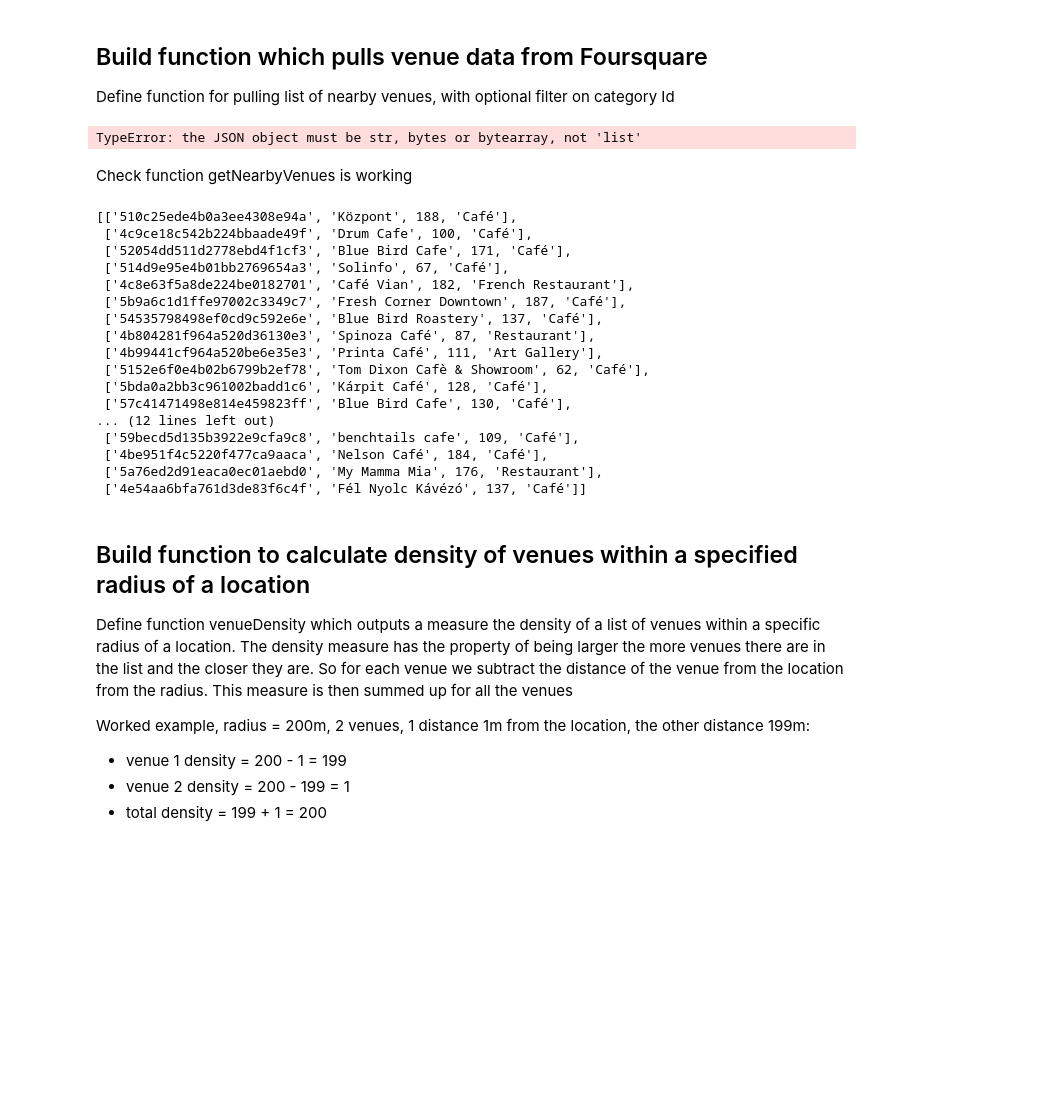
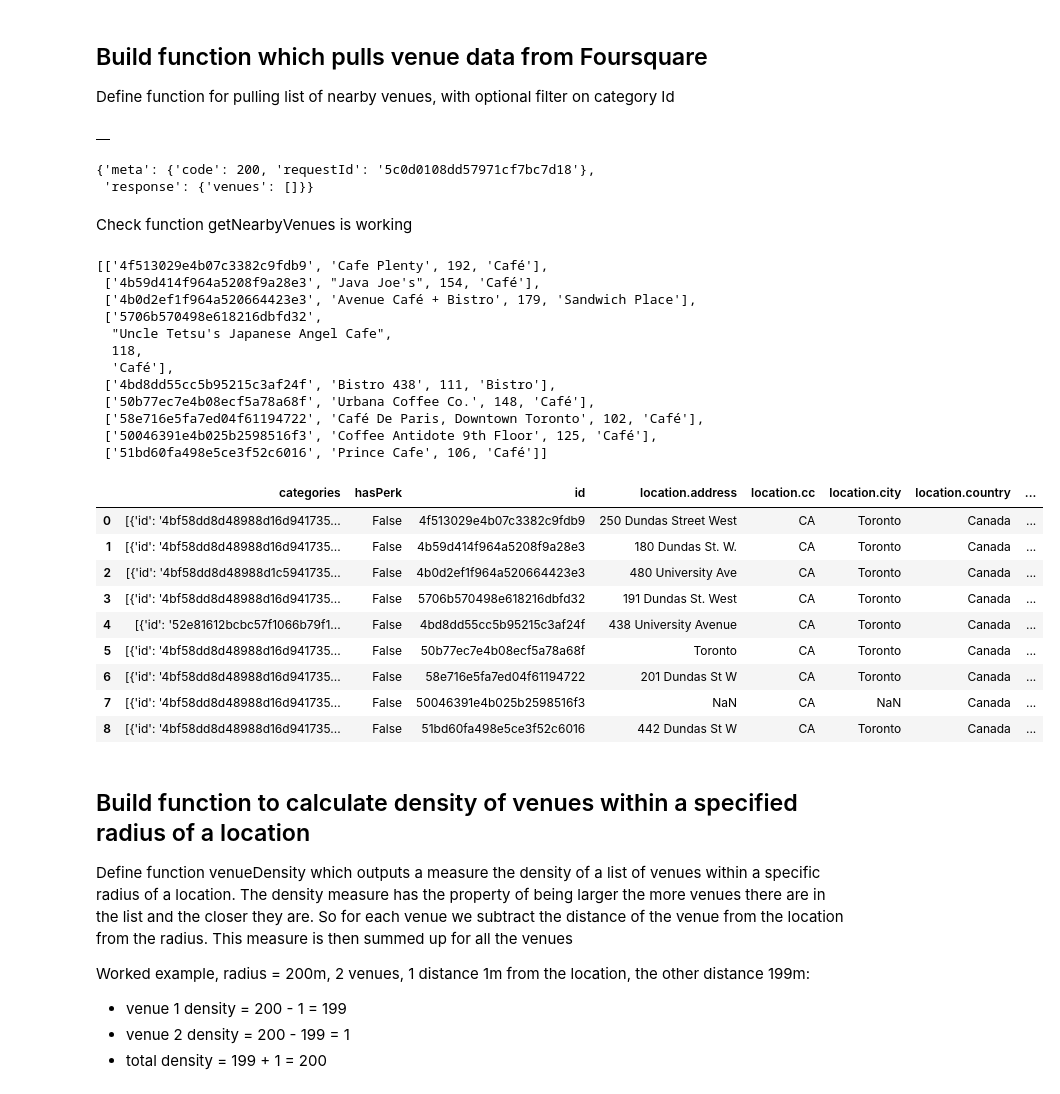
Before and after one commit to MattCommon/coursera-ibm-applied-data-science, a Jupyter notebook: read json into dataframe.ipynb, the cells around one changed output. Saved outputs shown, nothing was run; the diff lists cells and outputs as text; code cells hidden in the pictures; blank space fills up the shorter version.

```diff
--- a/read json into dataframe.ipynb
+++ b/read json into dataframe.ipynb
@@ -21,8 +24,7 @@ VERSION = '20181124' # Foursquare API version
 Get longitude and latitude of location where we want to open a new business
 # %%
 geolocator = Nominatim(user_agent="specify_your_app_name_here")
-location = geolocator.geocode("Rumbach Sebestyén u., Budapest, 1075 Hungary")
-#location = geolocator.geocode("Galley Ave, Toronto")
+location = geolocator.geocode("Toronto")
 #location = geolocator.geocode("st dunstans st, canterbury uk")
 lat = location.latitude
 long = location.longitude
@@ -33,7 +35,7 @@ Populate variables containing the other parameters of the search problem:
 * tick = the level of accuracy in km which we want to return for the recommended locations.
 # %%
 categoryId = '4bf58dd8d48988d16d941735' # Café
-radius = 2
+radius = 1
 tick = 0.2
 # %% [markdown]
 ## Build function which pulls venue data from Foursquare
@@ -42,9 +44,15 @@ Define function for pulling list of nearby venues, with optional filter on categ
 url = 'https://api.foursquare.com/v2/venues/search?&client_id={}&client_secret={}&v={}&intent=browse&ll={},{}&radius={}&categoryId={}'
 apiCall = url.format(CLIENT_ID, CLIENT_SECRET, VERSION, lat, long, radius, categoryId)
 venues = requests.get(apiCall).json()['response']['venues']
-json.loads(venues)
+dataframe = json_normalize(venues)
+dataframe.head()
 # %% [output]
-TypeError: the JSON object must be str, bytes or bytearray, not 'list'
+|  |
+# %%
+requests.get(apiCall).json()
+# %% [output]
+{'meta': {'code': 200, 'requestId': '5c0d0108dd57971cf7bc7d18'},
+ 'response': {'venues': []}}
 # %%
 url = 'https://api.foursquare.com/v2/venues/search?&client_id={}&client_secret={}&v={}&intent=browse&ll={},{}&radius={}&categoryId={}'
 def getNearbyVenues(lat, long, radius, categoryId = ''):
@@ -64,23 +72,44 @@ Check function getNearbyVenues is working
 # %%
 getNearbyVenues(lat, long, tick * 1000, categoryId)
 # %% [output]
-[['510c25ede4b0a3ee4308e94a', 'Központ', 188, 'Café'],
- ['4c9ce18c542b224bbaade49f', 'Drum Cafe', 100, 'Café'],
- ['52054dd511d2778ebd4f1cf3', 'Blue Bird Cafe', 171, 'Café'],
- ['514d9e95e4b01bb2769654a3', 'Solinfo', 67, 'Café'],
- ['4c8e63f5a8de224be0182701', 'Café Vian', 182, 'French Restaurant'],
- ['5b9a6c1d1ffe97002c3349c7', 'Fresh Corner Downtown', 187, 'Café'],
- ['54535798498ef0cd9c592e6e', 'Blue Bird Roastery', 137, 'Café'],
- ['4b804281f964a520d36130e3', 'Spinoza Café', 87, 'Restaurant'],
- ['4b99441cf964a520be6e35e3', 'Printa Café', 111, 'Art Gallery'],
- ['5152e6f0e4b02b6799b2ef78', 'Tom Dixon Cafè & Showroom', 62, 'Café'],
- ['5bda0a2bb3c961002badd1c6', 'Kárpit Café', 128, 'Café'],
- ['57c41471498e814e459823ff', 'Blue Bird Cafe', 130, 'Café'],
-... (12 lines left out)
- ['59becd5d135b3922e9cfa9c8', 'benchtails cafe', 109, 'Café'],
- ['4be951f4c5220f477ca9aaca', 'Nelson Café', 184, 'Café'],
- ['5a76ed2d91eaca0ec01aebd0', 'My Mamma Mia', 176, 'Restaurant'],
- ['4e54aa6bfa761d3de83f6c4f', 'Fél Nyolc Kávézó', 137, 'Café']]
+[['4f513029e4b07c3382c9fdb9', 'Cafe Plenty', 192, 'Café'],
+ ['4b59d414f964a5208f9a28e3', "Java Joe's", 154, 'Café'],
+ ['4b0d2ef1f964a520664423e3', 'Avenue Café + Bistro', 179, 'Sandwich Place'],
+ ['5706b570498e618216dbfd32',
+  "Uncle Tetsu's Japanese Angel Cafe",
+  118,
+  'Café'],
+ ['4bd8dd55cc5b95215c3af24f', 'Bistro 438', 111, 'Bistro'],
+ ['50b77ec7e4b08ecf5a78a68f', 'Urbana Coffee Co.', 148, 'Café'],
+ ['58e716e5fa7ed04f61194722', 'Café De Paris, Downtown Toronto', 102, 'Café'],
+ ['50046391e4b025b2598516f3', 'Coffee Antidote 9th Floor', 125, 'Café'],
+ ['51bd60fa498e5ce3f52c6016', 'Prince Cafe', 106, 'Café']]
+# %%
+url = 'https://api.foursquare.com/v2/venues/search?&client_id={}&client_secret={}&v={}&intent=browse&ll={},{}&radius={}&categoryId={}'
+def getNearbyVenues(lat, long, radius, categoryId = ''):
+    apiCall = url.format(CLIENT_ID, CLIENT_SECRET, VERSION, lat, long, radius, categoryId)
+    venues = requests.get(apiCall).json()['response']['venues']
+    dataframe = json_normalize(venues)
+    venues_list=[]
+    for v in venues:
+        if len(v['categories']) > 0:
+            venues_list.append([v['id'], v['name'], v['location']['distance'], v['categories'][0]['name']])
+        else:
+            venues_list.append([v['id'], v['name'], v['location']['distance'], 'None'])
+
+    return dataframe
+getNearbyVenues(lat, long, tick * 1000, categoryId)
+# %% [output]
+|  | categories | hasPerk | id | location.address | location.cc | location.city | location.country | ... |
+| 0 | [{'id': '4bf58dd8d48988d16d941735... | False | 4f513029e4b07c3382c9fdb9 | 250 Dundas Street West | CA | Toronto | Canada | ... |
+| 1 | [{'id': '4bf58dd8d48988d16d941735... | False | 4b59d414f964a5208f9a28e3 | 180 Dundas St. W. | CA | Toronto | Canada | ... |
+| 2 | [{'id': '4bf58dd8d48988d1c5941735... | False | 4b0d2ef1f964a520664423e3 | 480 University Ave | CA | Toronto | Canada | ... |
+| 3 | [{'id': '4bf58dd8d48988d16d941735... | False | 5706b570498e618216dbfd32 | 191 Dundas St. West | CA | Toronto | Canada | ... |
+| 4 | [{'id': '52e81612bcbc57f1066b79f1... | False | 4bd8dd55cc5b95215c3af24f | 438 University Avenue | CA | Toronto | Canada | ... |
+| 5 | [{'id': '4bf58dd8d48988d16d941735... | False | 50b77ec7e4b08ecf5a78a68f | Toronto | CA | Toronto | Canada | ... |
+| 6 | [{'id': '4bf58dd8d48988d16d941735... | False | 58e716e5fa7ed04f61194722 | 201 Dundas St W | CA | Toronto | Canada | ... |
+| 7 | [{'id': '4bf58dd8d48988d16d941735... | False | 50046391e4b025b2598516f3 | NaN | CA | NaN | Canada | ... |
+| 8 | [{'id': '4bf58dd8d48988d16d941735... | False | 51bd60fa498e5ce3f52c6016 | 442 Dundas St W | CA | Toronto | Canada | ... |
 # %% [markdown]
 ## Build function to calculate density of venues within a specified radius of a location
 Define function venueDensity which outputs a measure the density of a list of venues within a specific radius of a location.
```
Also changed, not shown: parts of 3 cells of this notebook, 3 other files.
